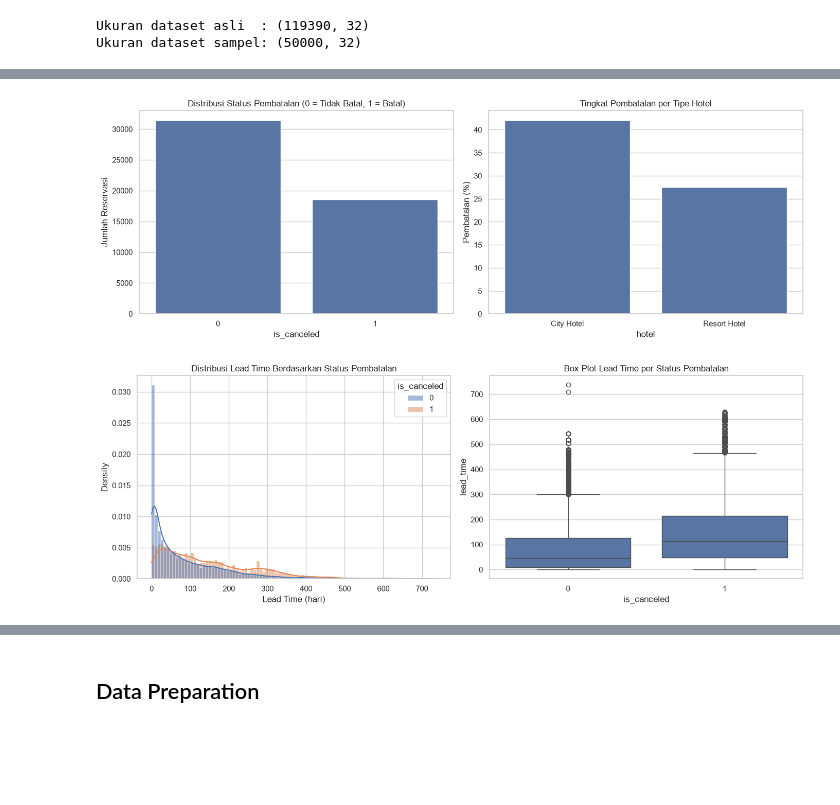
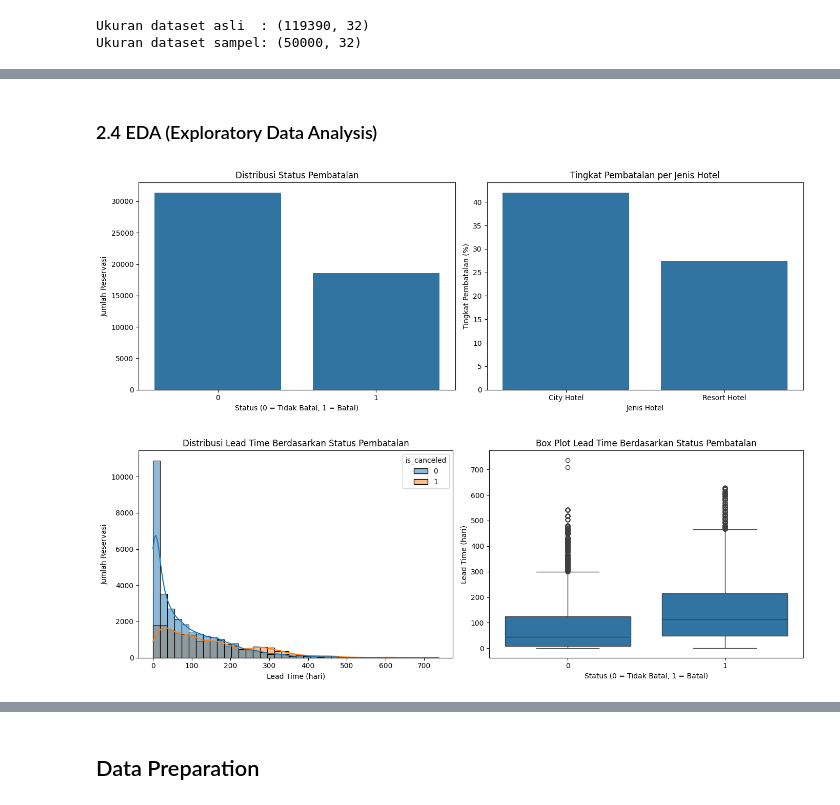
Before and after one commit to jelitasyahwa/analisis-pembatalan-reservasi-hotel, a Jupyter notebook: Proyek_Akhir_DataScience.ipynb, the cells around one changed output, grey strips where cells are left out. Saved outputs shown, nothing was run; the diff lists cells and outputs as text; code cells hidden in the pictures; blank space fills up the shorter version.

```diff
--- a/Proyek_Akhir_DataScience.ipynb
+++ b/Proyek_Akhir_DataScience.ipynb
@@ -32,6 +29,7 @@ import pandas as pd
 import numpy as np
 import matplotlib.pyplot as plt
 import seaborn as sns
+
 from sklearn.model_selection import train_test_split
 from sklearn.preprocessing import StandardScaler, LabelEncoder
 from sklearn.pipeline import Pipeline
@@ -39,15 +37,13 @@ from sklearn.svm import SVC
 from sklearn.tree import DecisionTreeClassifier
 from sklearn.ensemble import RandomForestClassifier
 from sklearn.metrics import confusion_matrix, classification_report
-
-pd.set_option("display.max_columns", 100)
-sns.set_theme(style="whitegrid")
 # %% [markdown]
 ## Memuat Dataset
 # %%
-df_raw = pd.read_csv("Dataset/hotel_bookings.csv")
-print("Ukuran dataset asli (baris, kolom):", df_raw.shape)
-df_raw.head()
+# Membaca dataset hotel bookings
+df = pd.read_csv("DATA/hotel_bookings.csv")
+print("Ukuran dataset asli (baris, kolom):", df.shape)
+df.head()
 # %% [output]
 Ukuran dataset asli (baris, kolom): (119390, 32)
 |  | hotel | is_canceled | lead_time | arrival_date_year | arrival_date_month | arrival_date_week_number | ... |
@@ -95,9 +102,13 @@ df_raw.describe()
 # %%
-# Mengambil sampel acak 50.000 baris tanpa pengembalian (sesuai masukan aslab: 10.000 - 100.000 data)
-df = df_raw.sample(n=50_000, random_state=42, replace=False).reset_index(drop=True)
+# Mengambil sampel acak 50.000 baris tanpa pengembalian
+df_hotel = df.sample(
+    n=50_000,
+    random_state=42,
+    replace=False
+).reset_index(drop=True)
 
-print("Ukuran dataset asli  :", df_raw.shape)
-print("Ukuran dataset sampel:", df.shape)
+print("Ukuran dataset asli  :", df.shape)
+print("Ukuran dataset sampel:", df_hotel.shape)
 # %% [output]
 Ukuran dataset asli  : (119390, 32)
 Ukuran dataset sampel: (50000, 32)
@@ -176,33 +515,39 @@ Reservasi dengan lama menginap > 30 malam            : 8
+# %% [markdown]
+### 2.4 EDA (Exploratory Data Analysis)
 # %%
-# Visualisasi distribusi pembatalan dan tingkat pembatalan per tipe hotel
+# Visualisasi distribusi status pembatalan reservasi dan tingkat pembatalan per jenis hotel
 fig, ax = plt.subplots(1, 2, figsize=(14, 5))
 
-sns.countplot(data=df_eda, x="is_canceled", ax=ax[0])
-ax[0].set_title("Distribusi Status Pembatalan (0 = Tidak Batal, 1 = Batal)")
-ax[0].set_xlabel("is_canceled")
+sns.countplot(data=df_hotel, x="is_canceled", ax=ax[0])
+ax[0].set_title("Distribusi Status Pembatalan")
+ax[0].set_xlabel("Status (0 = Tidak Batal, 1 = Batal)")
 ax[0].set_ylabel("Jumlah Reservasi")
 
-hotel_rate = df_eda.groupby("hotel")["is_canceled"].mean() * 100
+hotel_rate = df_hotel.groupby("hotel")["is_canceled"].mean() * 100
 sns.barplot(x=hotel_rate.index, y=hotel_rate.values, ax=ax[1])
-ax[1].set_title("Tingkat Pembatalan per Tipe Hotel")
-ax[1].set_ylabel("Pembatalan (%)")
+ax[1].set_title("Tingkat Pembatalan per Jenis Hotel")
+ax[1].set_xlabel("Jenis Hotel")
+ax[1].set_ylabel("Tingkat Pembatalan (%)")
 
 plt.tight_layout()
 plt.show()
 # %% [output]
-[figure, old version]
+[figure, new version]
 # %%
 # Visualisasi lead time berdasarkan status pembatalan (histogram dan box plot)
 fig, ax = plt.subplots(1, 2, figsize=(14, 5))
 
-sns.histplot(data=df_eda, x="lead_time", hue="is_canceled", kde=True, stat="density", common_norm=False, ax=ax[0])
+sns.histplot(data=df_hotel, x="lead_time", hue="is_canceled", kde=True, bins=40, stat="count", common_norm=False, ax=ax[0])
 ax[0].set_title("Distribusi Lead Time Berdasarkan Status Pembatalan")
 ax[0].set_xlabel("Lead Time (hari)")
+ax[0].set_ylabel("Jumlah Reservasi")
 
-sns.boxplot(data=df_eda, x="is_canceled", y="lead_time", ax=ax[1])
-ax[1].set_title("Box Plot Lead Time per Status Pembatalan")
+sns.boxplot(data=df_hotel, x="is_canceled", y="lead_time", ax=ax[1])
+ax[1].set_title("Box Plot Lead Time Berdasarkan Status Pembatalan")
+ax[1].set_xlabel("Status (0 = Tidak Batal, 1 = Batal)")
+ax[1].set_ylabel("Lead Time (hari)")
 
 plt.tight_layout()
 plt.show()
 # %% [output]
-[figure, old version]
+[figure, new version]
```
Also changed, not shown: parts of 95 cells of this notebook, 1 other file.
